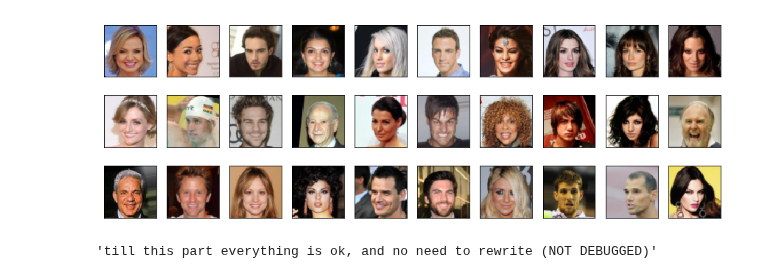
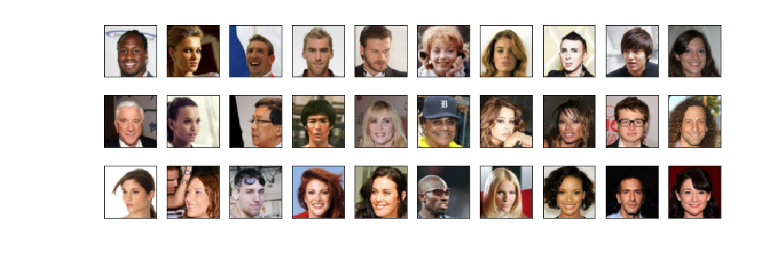
Before and after one commit to dzisandy/Deep-Learning, a Jupyter notebook: Project.ipynb, the cells around one changed output. Drawn from its saved outputs; the diff is of its cells as text; code cells hidden in the pictures.

```diff
--- a/Project.ipynb
+++ b/Project.ipynb
@@ -33,9 +31,9 @@ class CelebDataset(Dataset):
         super(Dataset, self).__init__()
 
         if train:
-            self.img = sorted(os.listdir(path='./img_align_celeba'))[:162770]
+            self.img = sorted(os.listdir(path='./img_align_celeba'))[:20000]
         else:
-            self.img = sorted(os.listdir(path='./img_align_celeba'))[162771:]
+            self.img = sorted(os.listdir(path='./img_align_celeba'))[20000:21000]
         self.transform = transform
 
     def __len__(self):
@@ -59,20 +57,20 @@ t_batch_size = 64
 v_batch_size = 5
 
 train_dataset = CelebDataset(transform = transform, train = True)
-train_dataloader = DataLoader(train_dataset,batch_size = t_batch_size, shuffle=True)
+train_loader = DataLoader(train_dataset,batch_size = t_batch_size, shuffle=True)
 
-val_dataset = CelebDataset(transform = transform)
-val_dataloader = DataLoader(train_dataset, batch_size = v_batch_size, shuffle=False)
+test_dataset = CelebDataset(transform = transform)
+test_loader = DataLoader(test_dataset, batch_size = v_batch_size, shuffle=False)
 # %%
 '''data visualization'''
-for item in train_dataloader:
+for item in train_loader:
     plt.figure(figsize = (15,5))
     for i in range(30):
         plt.subplot(3,10,i+1)
         plt.imshow(transforms.ToPILImage()(item[i]))
         plt.xticks(())
         plt.yticks(())
     plt.show()
     break
 # %% [output]
-[figure, old version]
+[figure, new version]
@@ -183,4 +184,0 @@ optimizer = optim.Adam(autoencoder.parameters())
-# %%
-'''till this part everything is ok, and no need to rewrite (NOT DEBUGGED)'''
-# %% [output]
-'till this part everything is ok, and no need to rewrite (NOT DEBUGGED)'
```
Also changed, not shown: parts of 7 cells of this notebook.
